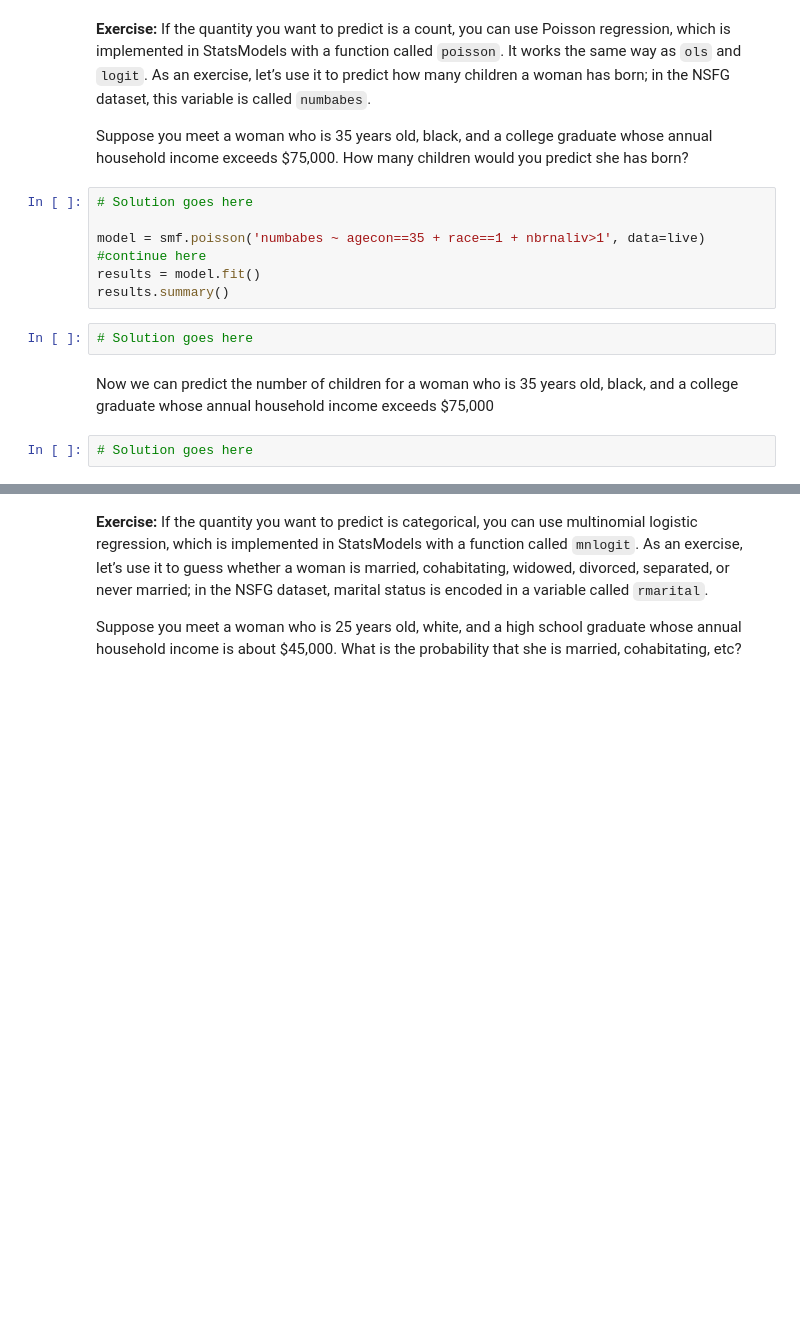
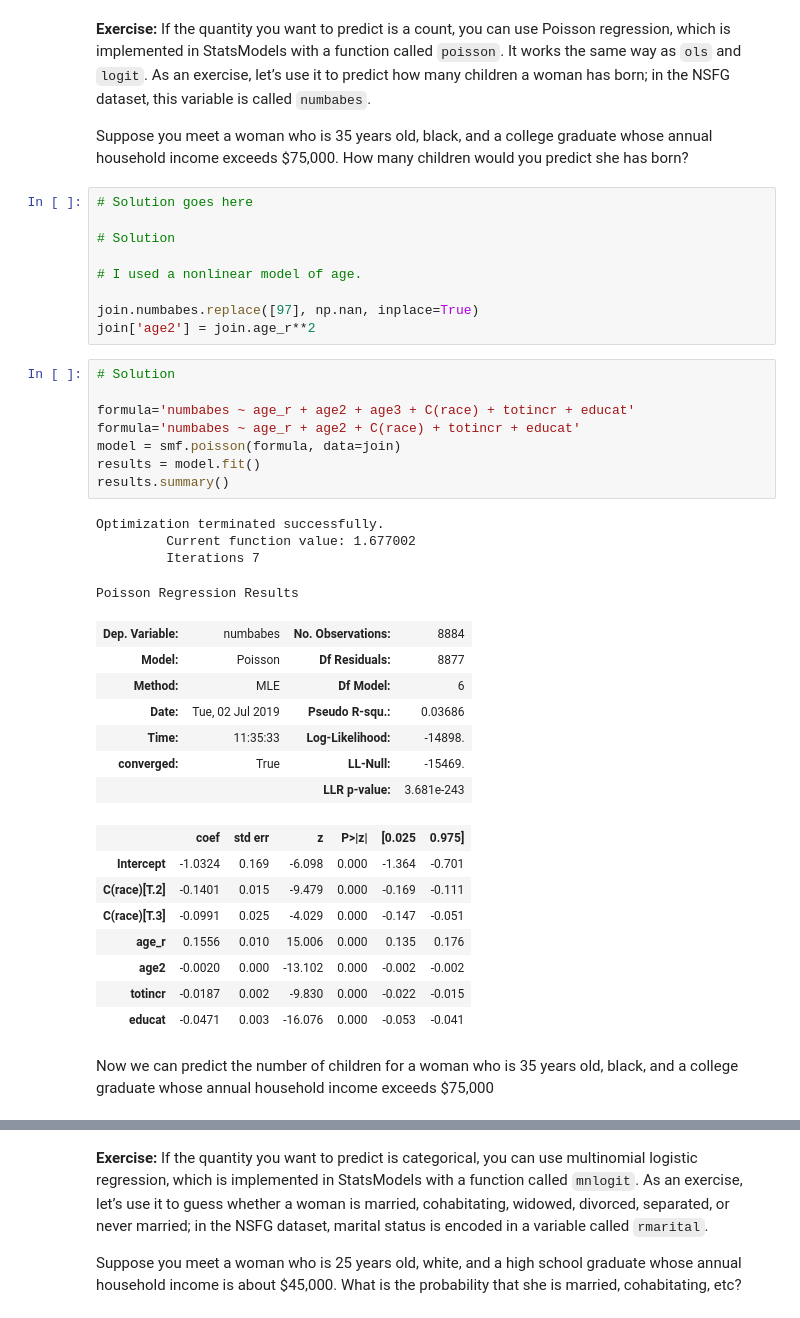
Before and after one commit to joaomarcoslds/ThinkStats2, a Jupyter notebook: code/chap11ex.ipynb, the cells around one changed output, grey strips where cells are left out. Saved outputs shown, nothing was run; the diff lists cells and outputs as text; blank space fills up the shorter version.

```diff
--- a/code/chap11ex.ipynb
+++ b/code/chap11ex.ipynb
@@ -552,16 +730,43 @@ fmarout5 0.010461691367376957 FORMAL MARITAL STATUS AT PREGNANCY OUTCOME
 **Exercise:** If the quantity you want to predict is a count, you can use Poisson regression, which is implemented in StatsModels with a function called `poisson`. It works the same way as `ols` and `logit`. As an exercise, let’s use it to predict how many children a woman has born; in the NSFG dataset, this variable is called `numbabes`.
 
 Suppose you meet a woman who is 35 years old, black, and a college graduate whose annual household income exceeds $75,000. How many children would you predict she has born?
-# %%
-# Solution goes here
-
-model = smf.poisson('numbabes ~ agecon==35 + race==1 + nbrnaliv>1', data=live) #continue here
-results = model.fit()
-results.summary()
-# %%
-# Solution goes here
+# %%
+# Solution goes here
+
+# Solution
+
+# I used a nonlinear model of age.
+
+join.numbabes.replace([97], np.nan, inplace=True)
+join['age2'] = join.age_r**2
+# %%
+# Solution
+
+formula='numbabes ~ age_r + age2 + age3 + C(race) + totincr + educat'
+formula='numbabes ~ age_r + age2 + C(race) + totincr + educat'
+model = smf.poisson(formula, data=join)
+results = model.fit()
+results.summary()
+# %% [output]
+Optimization terminated successfully.
+         Current function value: 1.677002
+         Iterations 7
+Poisson Regression Results
+| Dep. Variable: | numbabes | No. Observations: | 8884 |
+| Model: | Poisson | Df Residuals: | 8877 |
+| Method: | MLE | Df Model: | 6 |
+| Date: | Tue, 02 Jul 2019 | Pseudo R-squ.: | 0.03686 |
+| Time: | 11:35:33 | Log-Likelihood: | -14898. |
+| converged: | True | LL-Null: | -15469. |
+|  |  | LLR p-value: | 3.681e-243 |
+|  | coef | std err | z | P>|z| | [0.025 | 0.975] |
+| Intercept | -1.0324 | 0.169 | -6.098 | 0.000 | -1.364 | -0.701 |
+| C(race)[T.2] | -0.1401 | 0.015 | -9.479 | 0.000 | -0.169 | -0.111 |
+| C(race)[T.3] | -0.0991 | 0.025 | -4.029 | 0.000 | -0.147 | -0.051 |
+| age_r | 0.1556 | 0.010 | 15.006 | 0.000 | 0.135 | 0.176 |
+| age2 | -0.0020 | 0.000 | -13.102 | 0.000 | -0.002 | -0.002 |
+| totincr | -0.0187 | 0.002 | -9.830 | 0.000 | -0.022 | -0.015 |
+| educat | -0.0471 | 0.003 | -16.076 | 0.000 | -0.053 | -0.041 |
 # %% [markdown]
 Now we can predict the number of children for a woman who is 35 years old, black, and a college
 graduate whose annual household income exceeds $75,000
-# %%
-# Solution goes here
```
Also changed, not shown: parts of 15 cells of this notebook.
